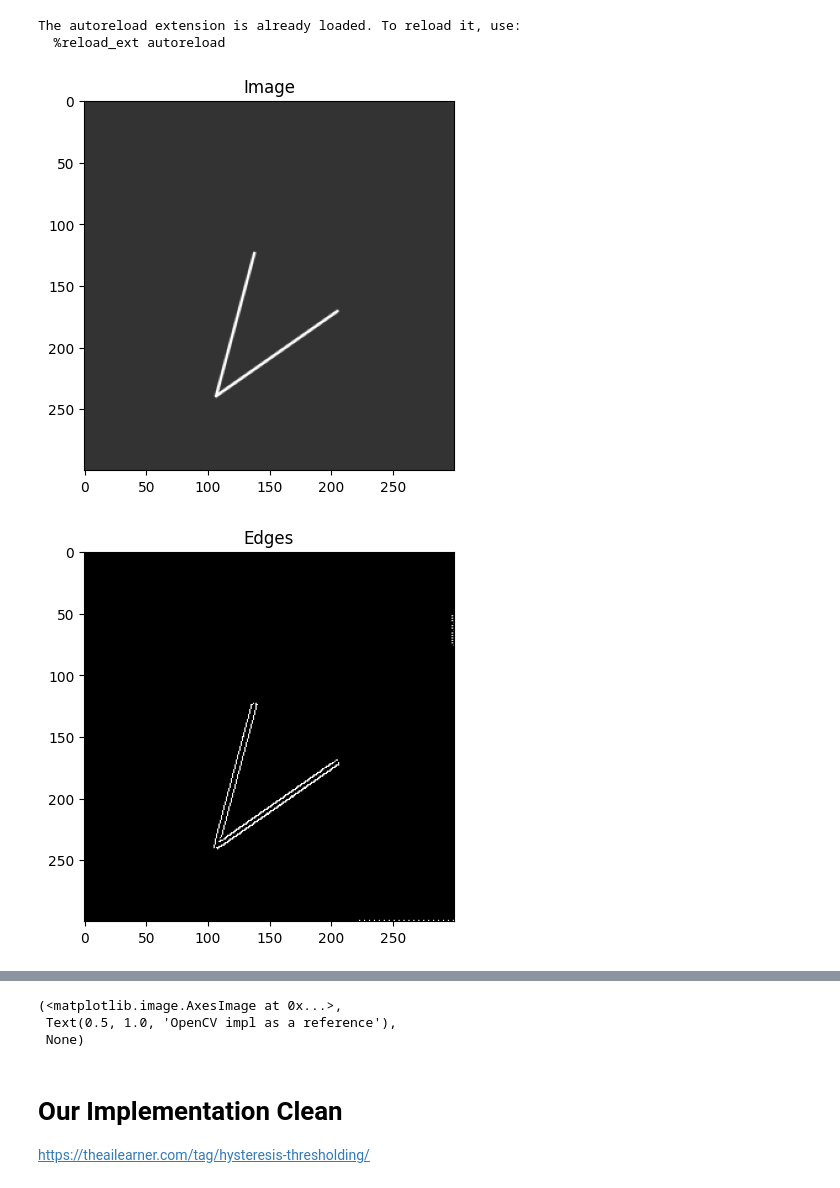
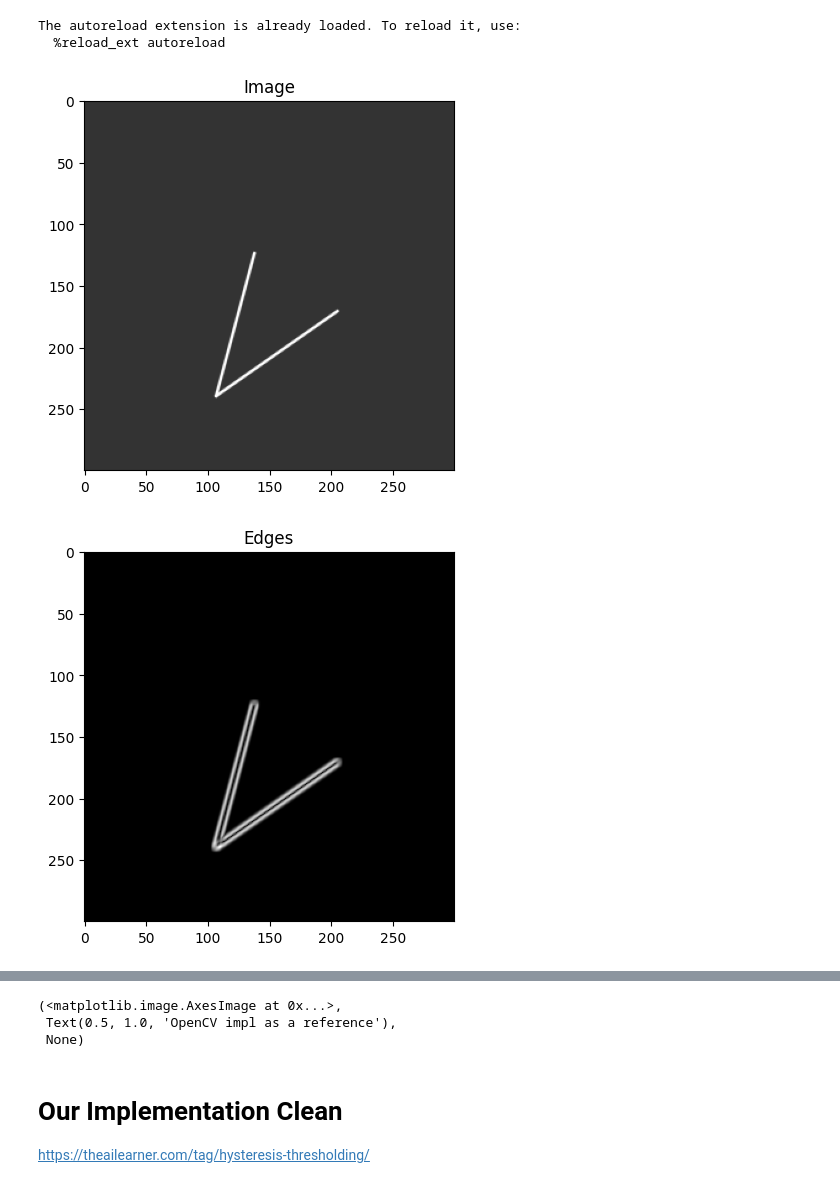
Before and after one commit to coeus-uk/computer-vision, a Jupyter notebook: Task1.ipynb, the cells around one changed output, grey strips where cells are left out. Saved outputs shown, nothing was run; the diff lists cells and outputs as text; code cells hidden in the pictures.

```diff
--- a/Task1.ipynb
+++ b/Task1.ipynb
@@ -17,26 +17,26 @@ The autoreload extension is already loaded. To reload it, use:
 # %%
 img = cv2.imread("Task1Dataset\\image1.png")
 img = img[0:300, 500:800]
 
 # img = cv2.imread("ducks.jpeg")
 # img = img[1200:1800,1200:1800]
 
 img = cv2.cvtColor(img, cv2.COLOR_RGB2GRAY)
 plt.imshow(cv2.cvtColor(img, cv2.COLOR_GRAY2RGB)), plt.title('Image'), plt.show()
 
 img_canny = utils.canny(img,
                   gauss_kernel_size=5,
-                  sigma=2,
+                  sigma=5,
                   low_threshold=70,
                   high_threshold=110
                   )
 plt.imshow(cv2.cvtColor(img_canny, cv2.COLOR_GRAY2RGB)), plt.title('Edges'), plt.show()
 
 img_canny_reference = cv2.Canny(img, threshold1=70, threshold2=110)
 plt.imshow(cv2.cvtColor(img_canny_reference, cv2.COLOR_GRAY2RGB)), plt.title('OpenCV impl as a reference'), plt.show()
 # %% [output]
 [figure]
-[figure, old version]
+[figure, new version]
 [figure]
 (<matplotlib.image.AxesImage at 0x...>,
  Text(0.5, 1.0, 'OpenCV impl as a reference'),
```
Also changed, not shown: parts of 3 cells of this notebook, 1 other file.
